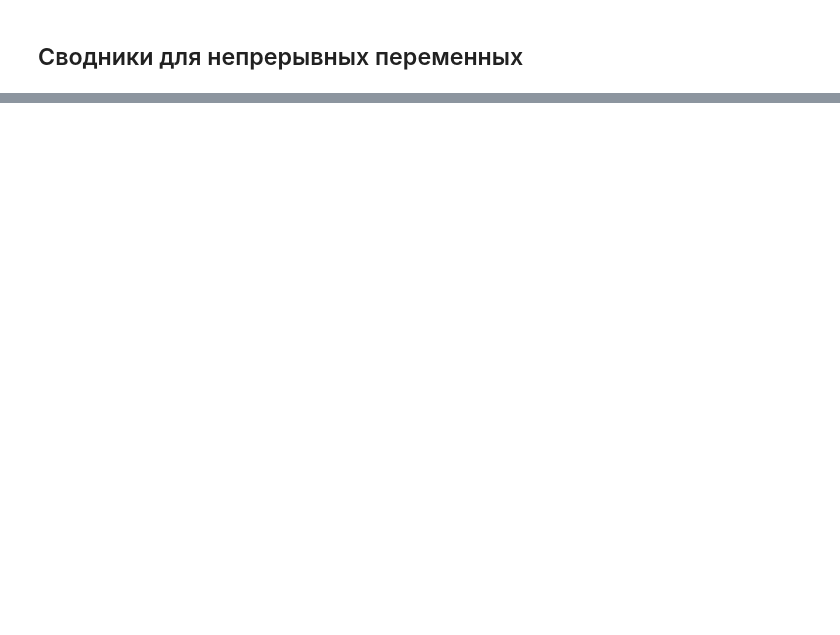
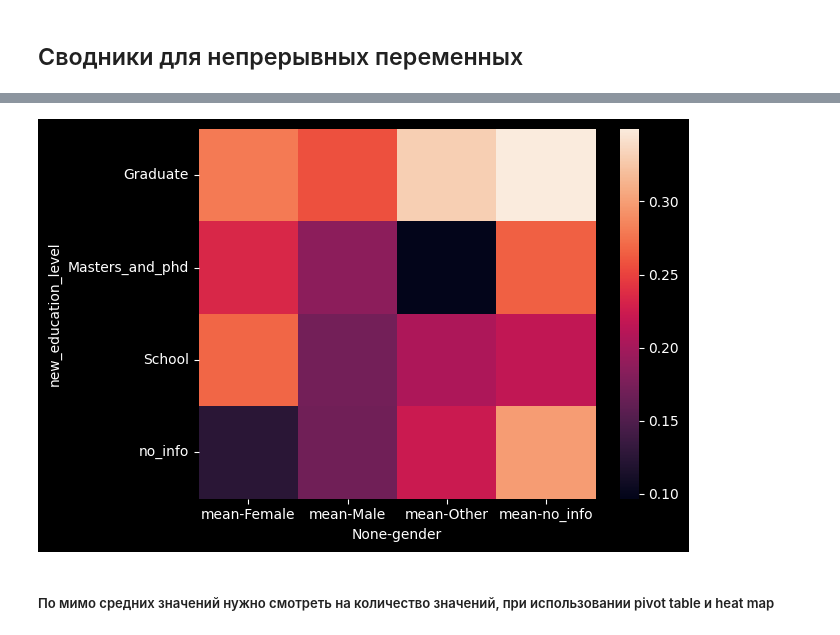
Before and after one commit to Zetis659/Data_Science_GM, a Jupyter notebook: 3.Pandas_check-up/Pandas_check-up.ipynb, the cells around one changed output, grey strips where cells are left out. Saved outputs shown, nothing was run; the diff lists cells and outputs as text; code cells hidden in the pictures; blank space fills up the shorter version.

```diff
--- a/3.Pandas_check-up/Pandas_check-up.ipynb
+++ b/3.Pandas_check-up/Pandas_check-up.ipynb
@@ -546,0 +734,2 @@ df.groupby('education_level', dropna=False)['target'].mean().plot(kind='bar');
+# %%
+df['new_training_hours'] = df.apply(new_training_hours, axis=1)
@@ -546,0 +776,2 @@ df.groupby('education_level', dropna=False)['target'].mean().plot(kind='bar');
+# %%
+df['new_education_level'] = df['new_education_level'].fillna('no_info')
@@ -546,0 +863,4 @@ df.groupby('education_level', dropna=False)['target'].mean().plot(kind='bar');
+# %%
+df['gender'] = df['gender'].fillna('no_info')
+# %%
+t = df.pivot_table(index='new_education_level', columns='gender', values='target', aggfunc=['mean'])
@@ -546,0 +879,6 @@ df.groupby('education_level', dropna=False)['target'].mean().plot(kind='bar');
+# %%
+sns.heatmap(t);
+# %% [output]
+[figure, added]
+# %% [markdown]
+##### По мимо средних значений нужно смотреть на количество значений, при использовании pivot table и heat map
```
Also changed, not shown: parts of 100 cells of this notebook.
